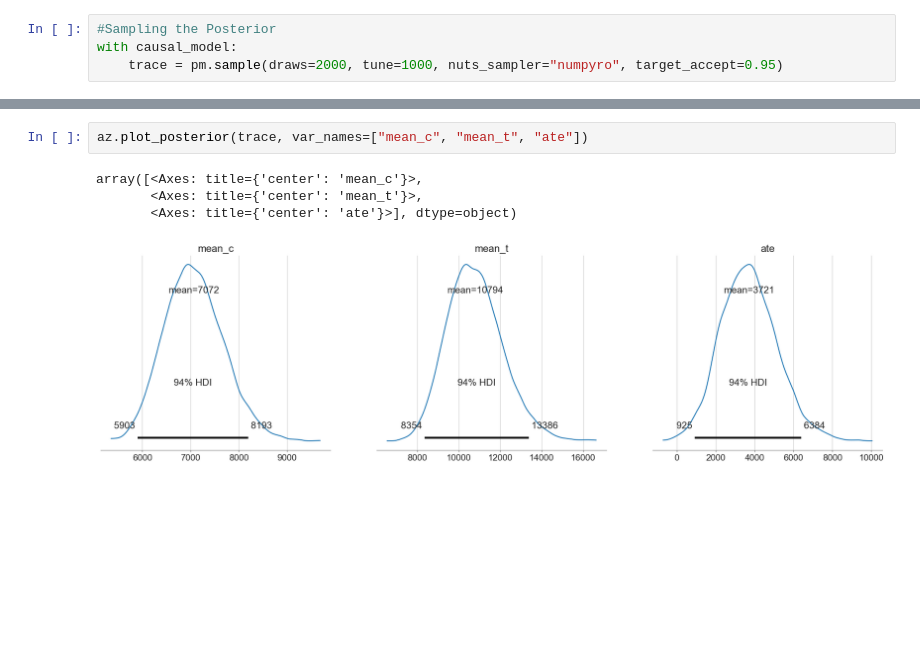
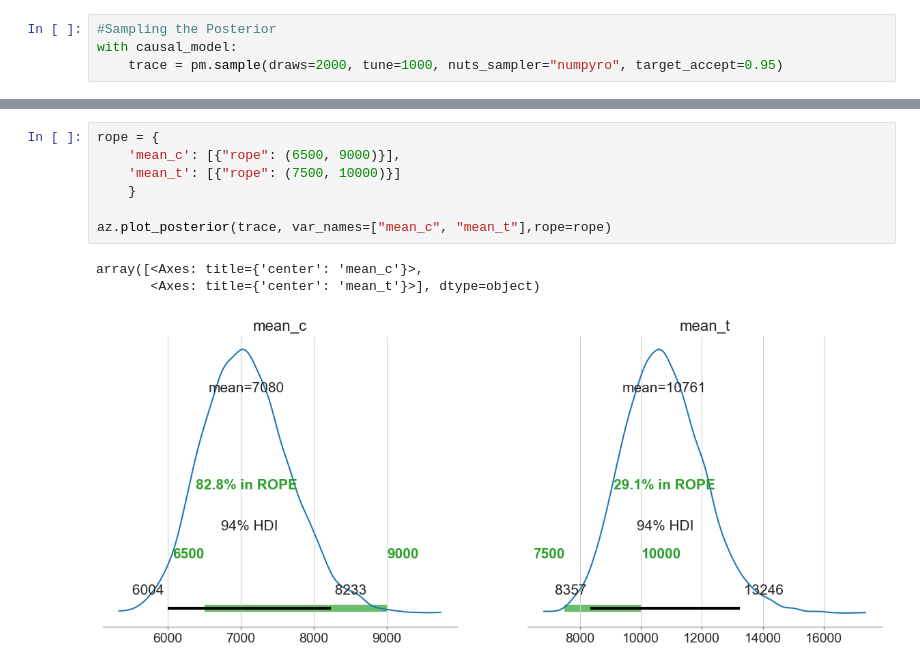
Before and after one commit to ori112/bayesian_causal_inference, a Jupyter notebook: project.ipynb, the cells around one changed output, grey strips where cells are left out. Cells and saved outputs as stored; diff of their text form; blank space fills up the shorter version.

```diff
--- a/project.ipynb
+++ b/project.ipynb
@@ -312,10 +336,14 @@ array([<Axes: xlabel='obs_employment'>, <Axes: xlabel='obs_earnings'>],
 # %%
-az.plot_posterior(trace, var_names=["mean_c", "mean_t", "ate"])
+rope = {
+    'mean_c': [{"rope": (6500, 9000)}],
+    'mean_t': [{"rope": (7500, 10000)}]
+    }
+
+az.plot_posterior(trace, var_names=["mean_c", "mean_t"],rope=rope)
 # %% [output]
 array([<Axes: title={'center': 'mean_c'}>,
-       <Axes: title={'center': 'mean_t'}>,
-       <Axes: title={'center': 'ate'}>], dtype=object)
+       <Axes: title={'center': 'mean_t'}>], dtype=object)
-[figure, old version]
+[figure, new version]
 # %%
 az.plot_posterior(trace, var_names=["gamma_w", "beta_w"],ref_val=0)
 # %% [output]
```
Also changed, not shown: parts of 15 cells of this notebook.
